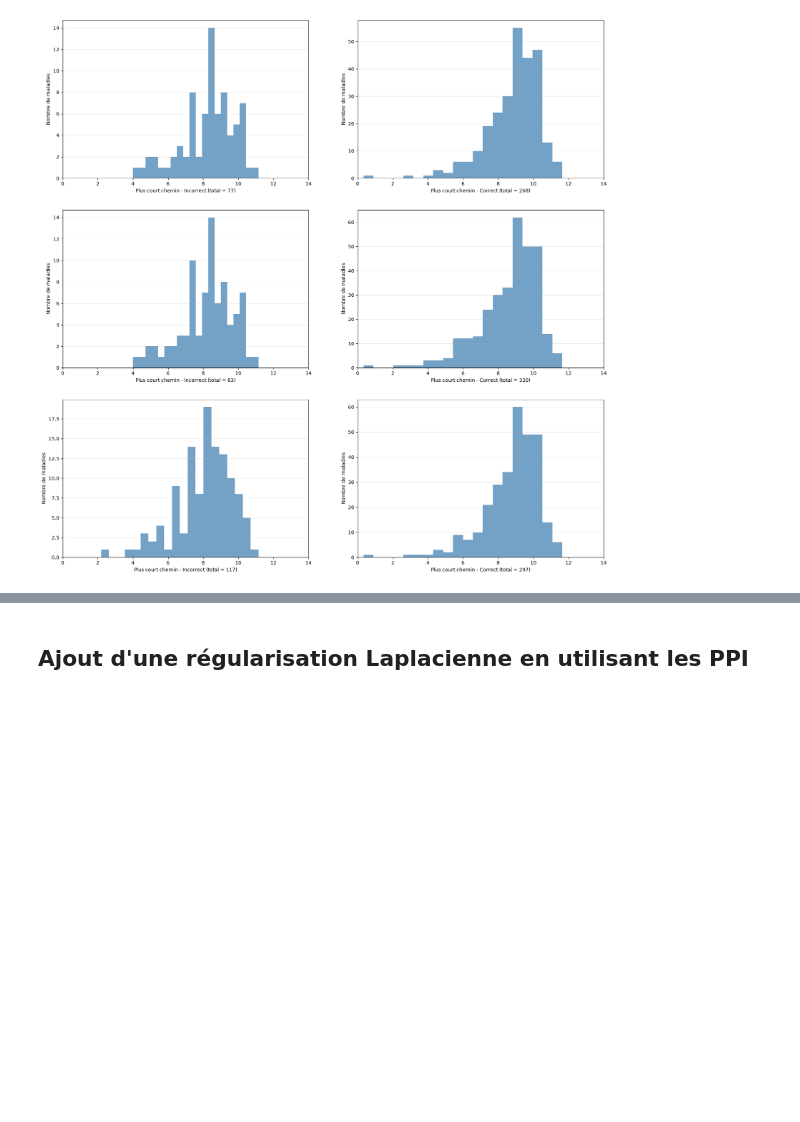
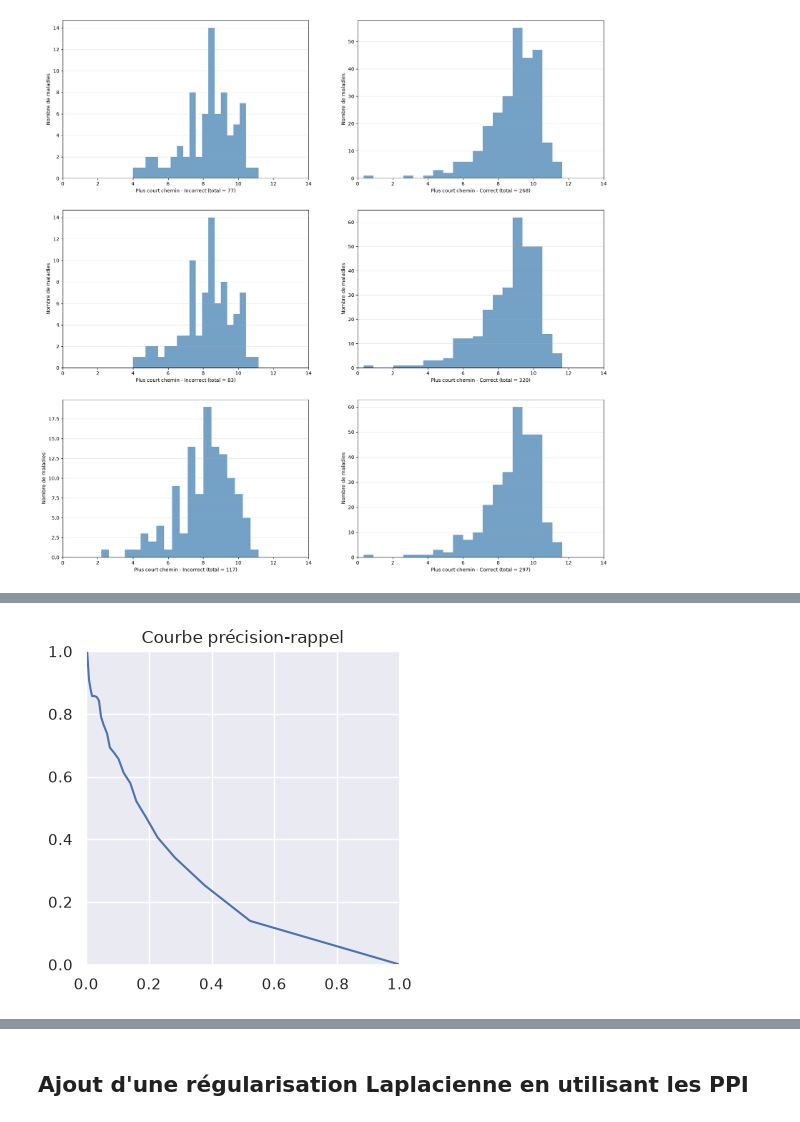
Before and after one commit to averniere/OT_simulation_maladies, a Jupyter notebook: Embeddings/OT_test_couts.ipynb, the cells around one changed output, grey strips where cells are left out. Drawn from its saved outputs; the diff is of its cells as text; code cells hidden in the pictures; blank space fills up the shorter version.

Commit message:
wasserstein lca et debut modifs HGCN

```diff
--- a/Embeddings/OT_test_couts.ipynb
+++ b/Embeddings/OT_test_couts.ipynb
@@ -31,23 +32,6 @@ dtype: object
 1
 2
 3
-# %%
-# Les 7 sous ontologies
-inheritance = nx.ancestors(G_hpo_work, 'HP:0000005')
-onset = nx.ancestors(G_hpo_work, 'HP:0012823')
-abnormality = nx.ancestors(G_hpo_work, 'HP:0000118')
-history = nx.ancestors(G_hpo_work, 'HP:0032443')
-biospecimen = nx.ancestors(G_hpo_work, 'HP:0020228')
-blood = nx.ancestors(G_hpo_work, 'HP:0032223')
-frequency = nx.ancestors(G_hpo_work, 'HP:0040279')
-categories = {
-    'inheritance': list(inheritance),
-    'onset' : list(onset),
-    'abnormality' : list(abnormality),
-    'history' : list(history),
-    'biospecimen' : list(biospecimen),
-    'blood' : list(blood),
-    'frequency' : list(frequency)}
 # %%
 # Seuils calcul de la courbe PR
 seuils = np.linspace(0, 1., 30)
@@ -1134,0 +1142,23 @@ KeyboardInterrupt:
+# %%
+ancestors = {t: get_ancestors0(G_hpo_work, t) | {t} for t in hpo_cols2}
+C_wass_lca = cost_matrix_wasserstein_lca(
+    work_omim2, work_orpha2, node2id_w, ancestors, depths, G_hpo_work.to_undirected(), deprecated
+    )
+
+# Sans régularisation
+print("======== Sans régularisation ========")
+ot_plan, ot_cost = compute_transport(C_wass_lca, a=None, b=None)
+ranks, _, pairs, _, _ = evaluate_transport(ot_plan, gt_set2, C_wass_lca)
+
+# Avec régularisation
+print("======== Avec régularisation ========")
+grid = np.linspace(0.01, 5, 100)
+epsilon = grid[1] * np.mean(C_wass_lca)
+print(epsilon)
+ot_plan_reg, ot_cots_reg = compute_transport_sinkhorn(C_wass_lca, None, None, epsilon, 10000, 1e-4, False)
+ranks_reg, _, pairs_reg, _, _ = evaluate_transport(ot_plan_reg, gt_set2, C_wass_lca)
+
+dict_method["wasserstein_lca"]={
+                    "ot_plan": ot_plan_reg,
+                    "cost_matrix": C_wass_lca}
+save_method(dict_method, "wasserstein_lca")
@@ -1134,0 +1193,4 @@ KeyboardInterrupt:
+# %%
+plot_PR_curve(ot_plan_reg, gt_set2, seuils)
+# %% [output]
+[figure, added]
```
Also changed, not shown: parts of 6 cells of this notebook, 7 other files.
